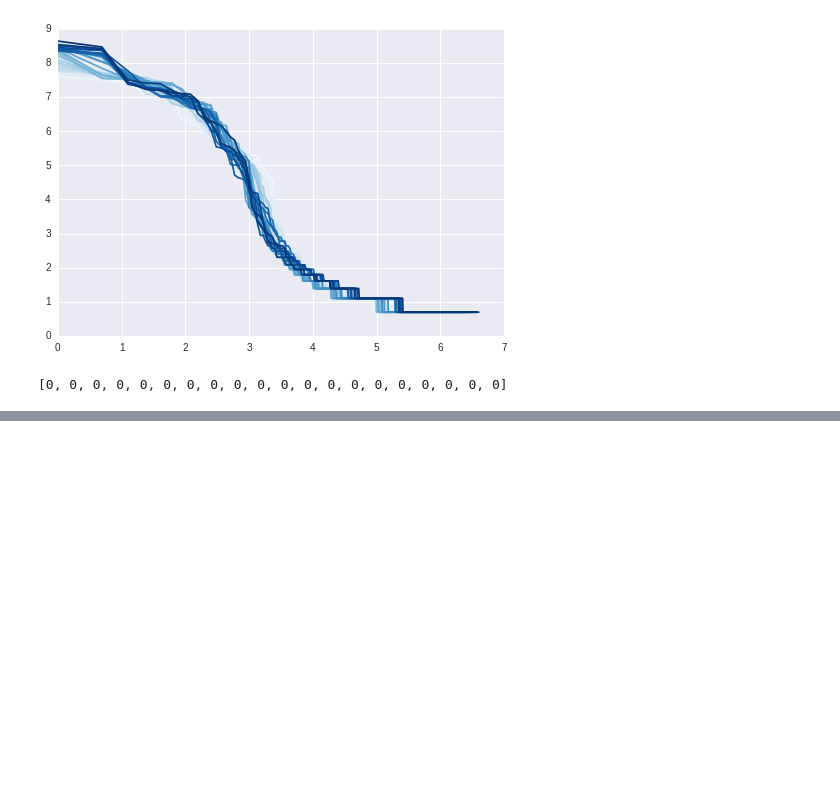
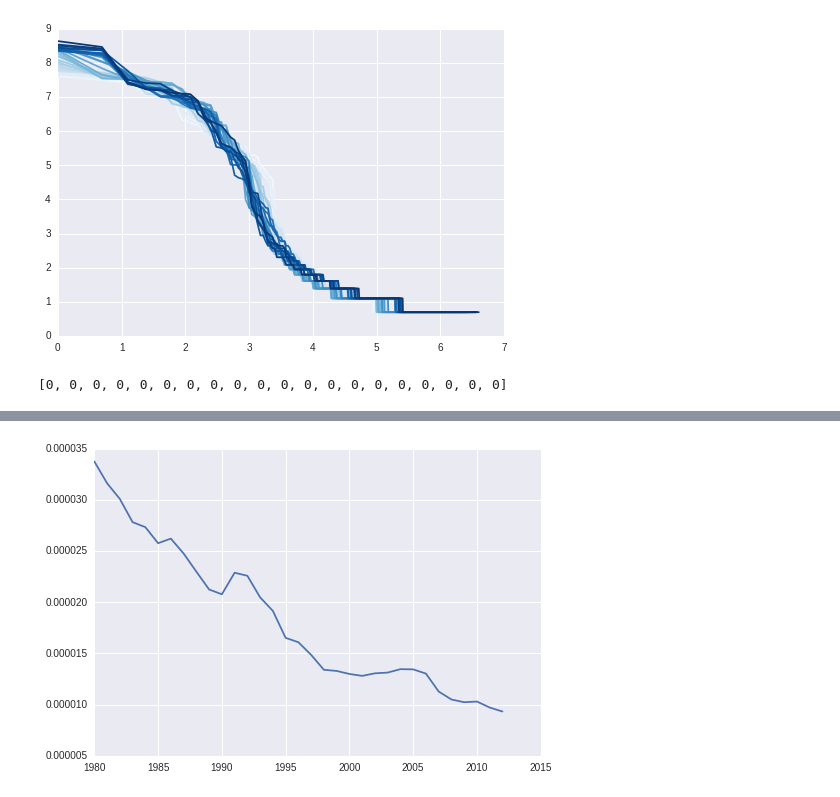
Before and after one commit to JusteRaimbault/PatentsMining, a Jupyter notebook: Models/Semantic/Analysis.ipynb, the cells around one changed output, grey strips where cells are left out. Cells and saved outputs as stored; diff of their text form; code cells hidden in the pictures; blank space fills up the shorter version.

```diff
--- a/Models/Semantic/Analysis.ipynb
+++ b/Models/Semantic/Analysis.ipynb
@@ -107,0 +192,21 @@ for year in range(1980,2013):
+# %%
+alphas=[]
+for year in years:
+    alpha,k = numpy.linalg.lstsq(numpy.vstack([numpy.array(nvals), numpy.ones(len(nvals))]).T, numpy.array(vals[year]))[0]
+    alphas.append(alpha)
+# %%
+seaborn.set()
+
+fig = plot.figure()
+ax1 = fig.add_subplot(111)
+ax1.plot(years,alphas)
+#ax2 = ax1.twinx()
+#ax2.plot(years,list(counts.values()),color='r')
+
+plot.plot()
+#ax1.xlabel('year');
+#ax1.ylabel('alpha');ax2.ylabel('patent count')
+#ax1.legend(['alpha'],loc=2);ax2.legend(['patent count'],loc=1)
+plot.show()
+# %% [output]
+[figure, added]
```
Also changed, not shown: parts of 9 cells of this notebook, 3 other files.
